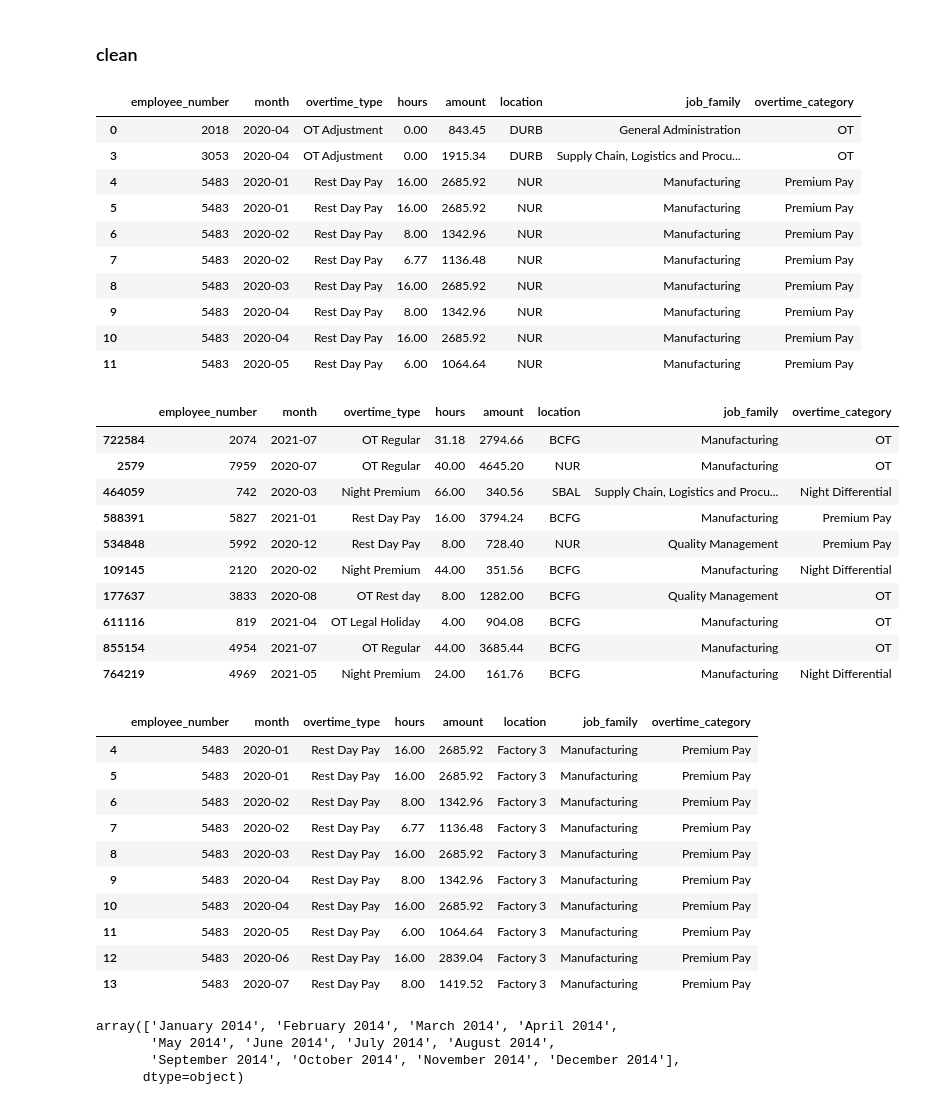
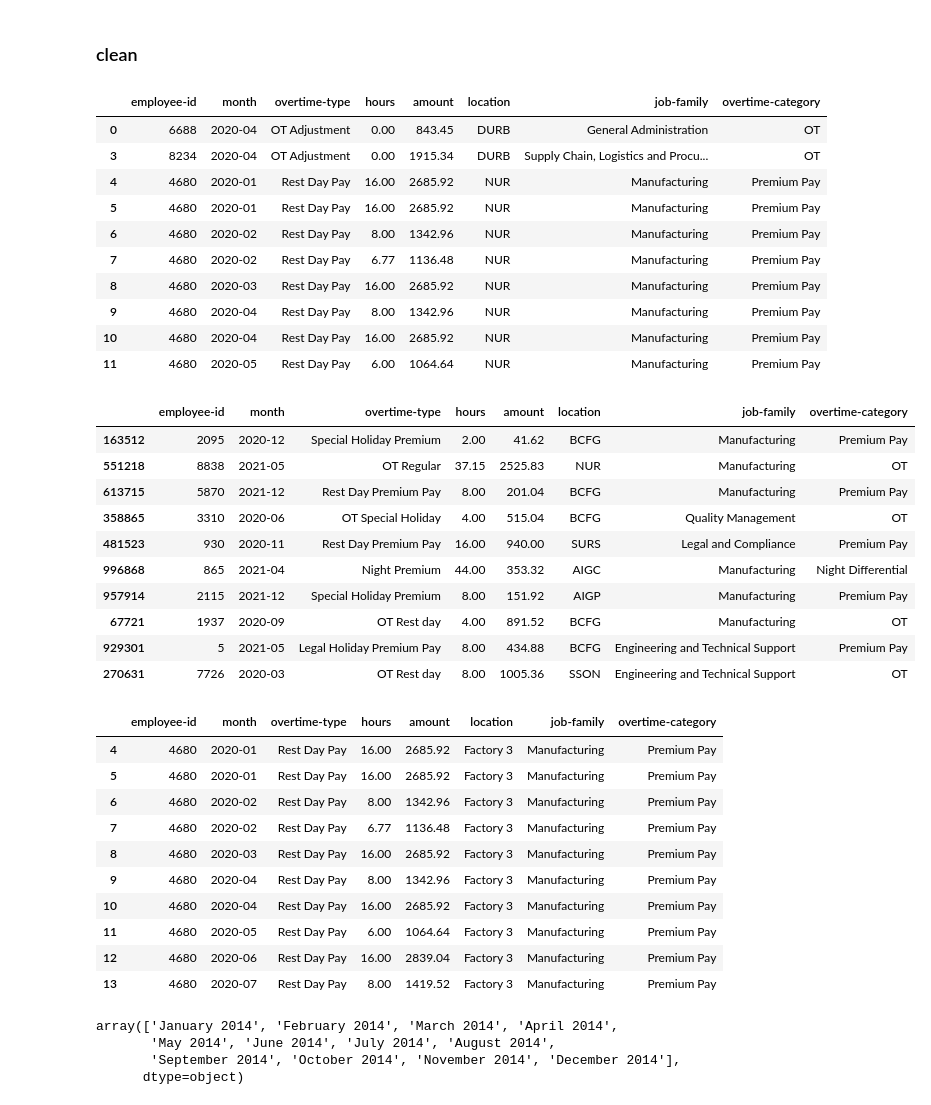
Before and after one commit to stepanogil/hr-data-analysis-bot, a Jupyter notebook: dummy_data/data_prep.ipynb, the cells around one changed output. Cells and saved outputs as stored; diff of their text form; code cells hidden in the pictures.

```diff
--- a/dummy_data/data_prep.ipynb
+++ b/dummy_data/data_prep.ipynb
@@ -38,43 +38,43 @@ data['pernr'] = data['pernr'].map(pernr_dict)
 data = data.rename(columns={'pernr': 'employee-id', 'payment_date': 'month', 'wt_txt': 'overtime-type', 'number': 'hours', 'bus_area': 'location', 'job_fam_txt': 'job-family', 'category': 'overtime-category'})
 
 # drop rows where the value fo 'job_family' is missing or NaN/null
-data = data.dropna(subset=['job_family'])
+data = data.dropna(subset=['job-family'])
 
 # show the first few rows of the data
 data.head(10)
 # %% [output]
-|  | employee_number | month | overtime_type | hours | amount | location | job_family | overtime_category |
-| 0 | 2018 | 2020-04 | OT Adjustment | 0.00 | 843.45 | DURB | General Administration | OT |
-| 3 | 3053 | 2020-04 | OT Adjustment | 0.00 | 1915.34 | DURB | Supply Chain, Logistics and Procu... | OT |
-| 4 | 5483 | 2020-01 | Rest Day Pay | 16.00 | 2685.92 | NUR | Manufacturing | Premium Pay |
-| 5 | 5483 | 2020-01 | Rest Day Pay | 16.00 | 2685.92 | NUR | Manufacturing | Premium Pay |
-| 6 | 5483 | 2020-02 | Rest Day Pay | 8.00 | 1342.96 | NUR | Manufacturing | Premium Pay |
-| 7 | 5483 | 2020-02 | Rest Day Pay | 6.77 | 1136.48 | NUR | Manufacturing | Premium Pay |
-| 8 | 5483 | 2020-03 | Rest Day Pay | 16.00 | 2685.92 | NUR | Manufacturing | Premium Pay |
-| 9 | 5483 | 2020-04 | Rest Day Pay | 8.00 | 1342.96 | NUR | Manufacturing | Premium Pay |
-| 10 | 5483 | 2020-04 | Rest Day Pay | 16.00 | 2685.92 | NUR | Manufacturing | Premium Pay |
-| 11 | 5483 | 2020-05 | Rest Day Pay | 6.00 | 1064.64 | NUR | Manufacturing | Premium Pay |
+|  | employee-id | month | overtime-type | hours | amount | location | job-family | overtime-category |
+| 0 | 6688 | 2020-04 | OT Adjustment | 0.00 | 843.45 | DURB | General Administration | OT |
+| 3 | 8234 | 2020-04 | OT Adjustment | 0.00 | 1915.34 | DURB | Supply Chain, Logistics and Procu... | OT |
+| 4 | 4680 | 2020-01 | Rest Day Pay | 16.00 | 2685.92 | NUR | Manufacturing | Premium Pay |
+| 5 | 4680 | 2020-01 | Rest Day Pay | 16.00 | 2685.92 | NUR | Manufacturing | Premium Pay |
+| 6 | 4680 | 2020-02 | Rest Day Pay | 8.00 | 1342.96 | NUR | Manufacturing | Premium Pay |
+| 7 | 4680 | 2020-02 | Rest Day Pay | 6.77 | 1136.48 | NUR | Manufacturing | Premium Pay |
+| 8 | 4680 | 2020-03 | Rest Day Pay | 16.00 | 2685.92 | NUR | Manufacturing | Premium Pay |
+| 9 | 4680 | 2020-04 | Rest Day Pay | 8.00 | 1342.96 | NUR | Manufacturing | Premium Pay |
+| 10 | 4680 | 2020-04 | Rest Day Pay | 16.00 | 2685.92 | NUR | Manufacturing | Premium Pay |
+| 11 | 4680 | 2020-05 | Rest Day Pay | 6.00 | 1064.64 | NUR | Manufacturing | Premium Pay |
 # %%
 # list unique values in column 'overtime_type'
-data['overtime_type'].unique()
+data['overtime-type'].unique()
 
 # drop rows where column value for 'overtime_type' are NOT any of the following: 'Rest Day Pay', 'Rest Day on Holiday Pay', 'Rest Day Premium Pay', 'Special Holiday Premium', 'Legal Holiday Premium Pay' 'OT Regular', 'OT Rest day', 'OT Special Holiday', 'OT Legal Holiday', 'Night Premium', 'Legal Holiday Pay'
-data = data[data['overtime_type'].isin(['Rest Day Pay', 'Rest Day on Holiday Pay', 'Rest Day Premium Pay', 'Special Holiday Premium', 'Legal Holiday Premium Pay', 'OT Regular', 'OT Rest day', 'OT Special Holiday', 'OT Legal Holiday', 'Night Premium', 'Legal Holiday Pay'])]
+data = data[data['overtime-type'].isin(['Rest Day Pay', 'Rest Day on Holiday Pay', 'Rest Day Premium Pay', 'Special Holiday Premium', 'Legal Holiday Premium Pay', 'OT Regular', 'OT Rest day', 'OT Special Holiday', 'OT Legal Holiday', 'Night Premium', 'Legal Holiday Pay'])]
 
 # show random 10 rows
 data.sample(10)
 # %% [output]
-|  | employee_number | month | overtime_type | hours | amount | location | job_family | overtime_category |
-| 722584 | 2074 | 2021-07 | OT Regular | 31.18 | 2794.66 | BCFG | Manufacturing | OT |
-| 2579 | 7959 | 2020-07 | OT Regular | 40.00 | 4645.20 | NUR | Manufacturing | OT |
-| 464059 | 742 | 2020-03 | Night Premium | 66.00 | 340.56 | SBAL | Supply Chain, Logistics and Procu... | Night Differential |
-| 588391 | 5827 | 2021-01 | Rest Day Pay | 16.00 | 3794.24 | BCFG | Manufacturing | Premium Pay |
-| 534848 | 5992 | 2020-12 | Rest Day Pay | 8.00 | 728.40 | NUR | Quality Management | Premium Pay |
-| 109145 | 2120 | 2020-02 | Night Premium | 44.00 | 351.56 | BCFG | Manufacturing | Night Differential |
-| 177637 | 3833 | 2020-08 | OT Rest day | 8.00 | 1282.00 | BCFG | Quality Management | OT |
-| 611116 | 819 | 2021-04 | OT Legal Holiday | 4.00 | 904.08 | BCFG | Manufacturing | OT |
-| 855154 | 4954 | 2021-07 | OT Regular | 44.00 | 3685.44 | BCFG | Manufacturing | OT |
-| 764219 | 4969 | 2021-05 | Night Premium | 24.00 | 161.76 | BCFG | Manufacturing | Night Differential |
+|  | employee-id | month | overtime-type | hours | amount | location | job-family | overtime-category |
+| 163512 | 2095 | 2020-12 | Special Holiday Premium | 2.00 | 41.62 | BCFG | Manufacturing | Premium Pay |
+| 551218 | 8838 | 2021-05 | OT Regular | 37.15 | 2525.83 | NUR | Manufacturing | OT |
+| 613715 | 5870 | 2021-12 | Rest Day Premium Pay | 8.00 | 201.04 | BCFG | Manufacturing | Premium Pay |
+| 358865 | 3310 | 2020-06 | OT Special Holiday | 4.00 | 515.04 | BCFG | Quality Management | OT |
+| 481523 | 930 | 2020-11 | Rest Day Premium Pay | 16.00 | 940.00 | SURS | Legal and Compliance | Premium Pay |
+| 996868 | 865 | 2021-04 | Night Premium | 44.00 | 353.32 | AIGC | Manufacturing | Night Differential |
+| 957914 | 2115 | 2021-12 | Special Holiday Premium | 8.00 | 151.92 | AIGP | Manufacturing | Premium Pay |
+| 67721 | 1937 | 2020-09 | OT Rest day | 4.00 | 891.52 | BCFG | Manufacturing | OT |
+| 929301 | 5 | 2021-05 | Legal Holiday Premium Pay | 8.00 | 434.88 | BCFG | Engineering and Technical Support | Premium Pay |
+| 270631 | 7726 | 2020-03 | OT Rest day | 8.00 | 1005.36 | SSON | Engineering and Technical Support | OT |
 # %%
 # display unique values in column 'location'
 data['location'].unique()
@@ -91,17 +91,17 @@ data['location'] = data['location'].map(location_dict)
 # show random 10 rows
 data.head(10)
 # %% [output]
-|  | employee_number | month | overtime_type | hours | amount | location | job_family | overtime_category |
-| 4 | 5483 | 2020-01 | Rest Day Pay | 16.00 | 2685.92 | Factory 3 | Manufacturing | Premium Pay |
-| 5 | 5483 | 2020-01 | Rest Day Pay | 16.00 | 2685.92 | Factory 3 | Manufacturing | Premium Pay |
-| 6 | 5483 | 2020-02 | Rest Day Pay | 8.00 | 1342.96 | Factory 3 | Manufacturing | Premium Pay |
-| 7 | 5483 | 2020-02 | Rest Day Pay | 6.77 | 1136.48 | Factory 3 | Manufacturing | Premium Pay |
-| 8 | 5483 | 2020-03 | Rest Day Pay | 16.00 | 2685.92 | Factory 3 | Manufacturing | Premium Pay |
-| 9 | 5483 | 2020-04 | Rest Day Pay | 8.00 | 1342.96 | Factory 3 | Manufacturing | Premium Pay |
-| 10 | 5483 | 2020-04 | Rest Day Pay | 16.00 | 2685.92 | Factory 3 | Manufacturing | Premium Pay |
-| 11 | 5483 | 2020-05 | Rest Day Pay | 6.00 | 1064.64 | Factory 3 | Manufacturing | Premium Pay |
-| 12 | 5483 | 2020-06 | Rest Day Pay | 16.00 | 2839.04 | Factory 3 | Manufacturing | Premium Pay |
-| 13 | 5483 | 2020-07 | Rest Day Pay | 8.00 | 1419.52 | Factory 3 | Manufacturing | Premium Pay |
+|  | employee-id | month | overtime-type | hours | amount | location | job-family | overtime-category |
+| 4 | 4680 | 2020-01 | Rest Day Pay | 16.00 | 2685.92 | Factory 3 | Manufacturing | Premium Pay |
+| 5 | 4680 | 2020-01 | Rest Day Pay | 16.00 | 2685.92 | Factory 3 | Manufacturing | Premium Pay |
+| 6 | 4680 | 2020-02 | Rest Day Pay | 8.00 | 1342.96 | Factory 3 | Manufacturing | Premium Pay |
+| 7 | 4680 | 2020-02 | Rest Day Pay | 6.77 | 1136.48 | Factory 3 | Manufacturing | Premium Pay |
+| 8 | 4680 | 2020-03 | Rest Day Pay | 16.00 | 2685.92 | Factory 3 | Manufacturing | Premium Pay |
+| 9 | 4680 | 2020-04 | Rest Day Pay | 8.00 | 1342.96 | Factory 3 | Manufacturing | Premium Pay |
+| 10 | 4680 | 2020-04 | Rest Day Pay | 16.00 | 2685.92 | Factory 3 | Manufacturing | Premium Pay |
+| 11 | 4680 | 2020-05 | Rest Day Pay | 6.00 | 1064.64 | Factory 3 | Manufacturing | Premium Pay |
+| 12 | 4680 | 2020-06 | Rest Day Pay | 16.00 | 2839.04 | Factory 3 | Manufacturing | Premium Pay |
+| 13 | 4680 | 2020-07 | Rest Day Pay | 8.00 | 1419.52 | Factory 3 | Manufacturing | Premium Pay |
 # %%
 # show unique values in column 'month'
 data['month'].unique()
```
Also changed, not shown: parts of 2 cells of this notebook, 1 other file.
